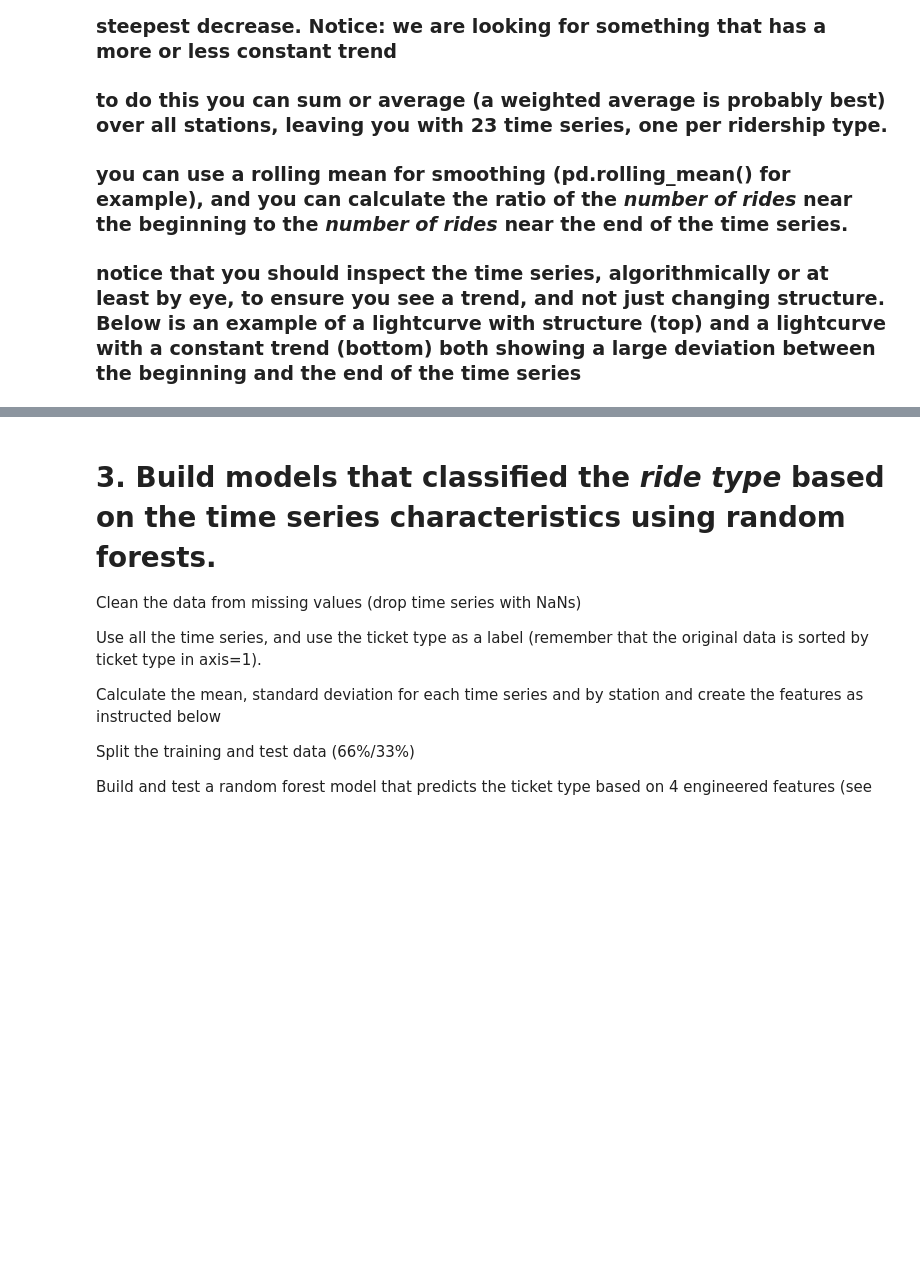
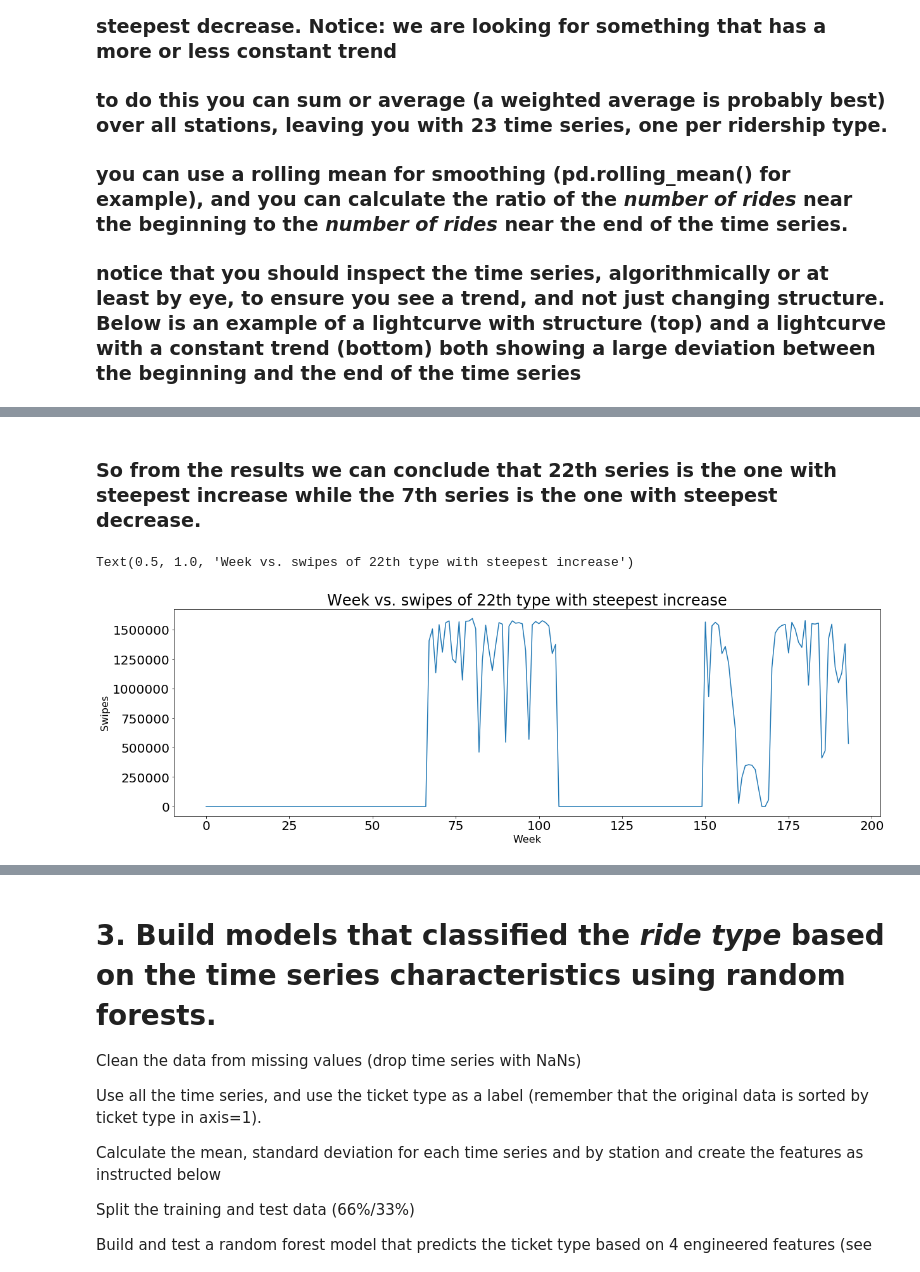
Before and after one commit to ace-gabriel/PUI2018_ty1045, a Jupyter notebook: HW11_ty1045/MTA_ty1045.ipynb, the cells around one changed output, grey strips where cells are left out. Saved outputs shown, nothing was run; the diff lists cells and outputs as text; code cells hidden in the pictures; blank space fills up the shorter version.

```diff
--- a/HW11_ty1045/MTA_ty1045.ipynb
+++ b/HW11_ty1045/MTA_ty1045.ipynb
@@ -203,6 +205,12 @@ class ArrayDataLoader():
         # return lower, upper, weekdays of the outlier week
         return mean - 3 * std, mean + 3 * std, \
     pd.date_range('05/21/2010','02/21/2014',freq='W-FRI')[:-1][index: index + 5]
+    # iterate through data and return sum of ith feature at jth week
+    def get_feature(self, type_num, week_num, dataset=mta_rides):
+        swipe_per_station_per_type = []
+        for i in range(0, len(mta_rides)):
+            swipe_per_station_per_type.append(mta_rides[i][type_num][week_num])
+        return swipe_per_station_per_type
 # %%
 # @method clean_na
 # @method get_cols
@@ -311,0 +314,11 @@ stdev 145035.47, fractional change over time 0.66:
+# %%
+# get the rides of type i at week j
+# sum this value to the stack
+rides = []
+for t in range(0, 23):
+    rides_of_feature = []
+    for w in range(0, 194):
+        # sum of t feature at w week of all stations
+        rides_of_feature.append(sum(mta.get_feature(t, w)))
+    rides.append(rides_of_feature)
+rides = np.array(rides)
@@ -311,0 +398,11 @@ stdev 145035.47, fractional change over time 0.66:
+# %% [markdown]
+### So from the results we can conclude that 22th series is the one with steepest increase while the 7th series is the one with steepest decrease.
+# %%
+plt.figure(figsize=(20,6))
+plt.plot(range(194), rides[22])
+plt.xlabel('Week', fontsize=16)
+plt.ylabel('Swipes', fontsize=16)
+plt.title('Week vs. swipes of 22th type with steepest increase')
+# %% [output]
+Text(0.5, 1.0, 'Week vs. swipes of 22th type with steepest increase')
+[figure, added]
```
Also changed, not shown: parts of 8 cells of this notebook, 1 other file.
